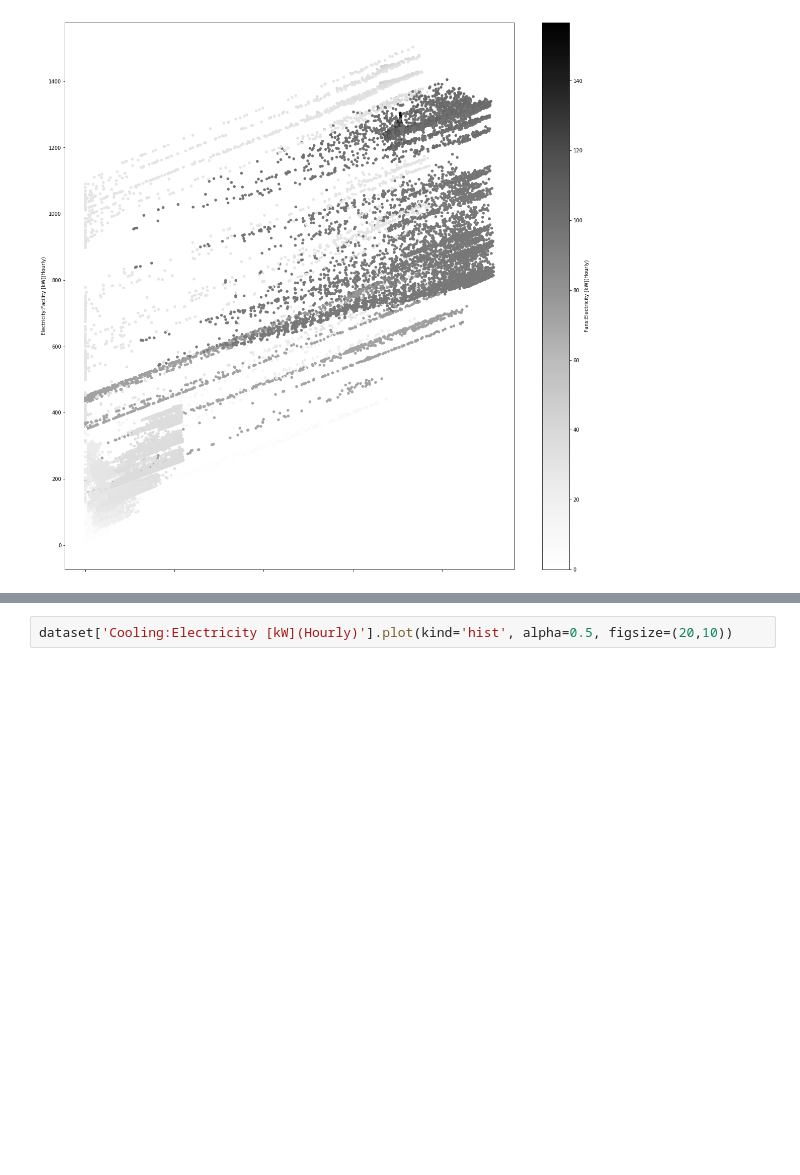
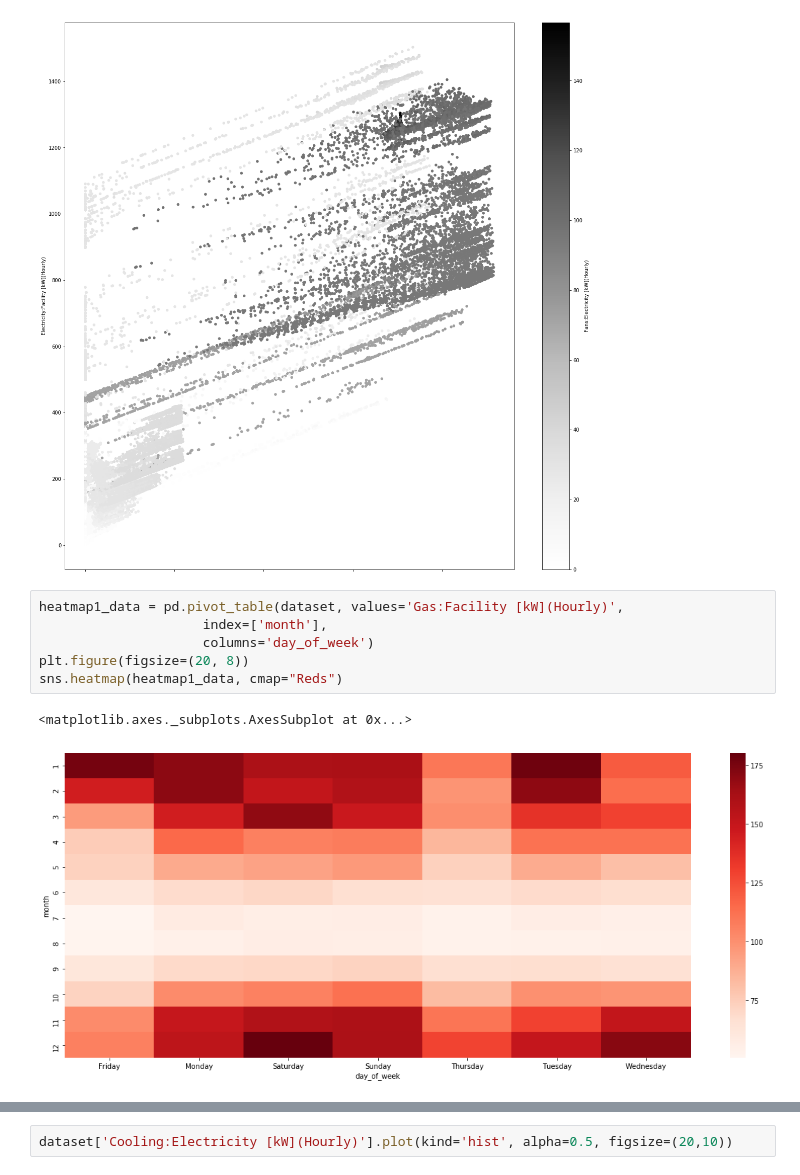
Before and after one commit to fagan2888/EnergyScience, a Jupyter notebook: EDA-Seattle.ipynb, the cells around one changed output, grey strips where cells are left out. Saved outputs shown, nothing was run; the diff lists cells and outputs as text; blank space fills up the shorter version.

Commit message:
Heatmaps (EDA) and model visualization with individual features

```diff
--- a/EDA-Seattle.ipynb
+++ b/EDA-Seattle.ipynb
@@ -39,3 +39,12 @@ dataset.plot(kind='scatter', x='Cooling:Electricity [kW](Hourly)', y='Electricit
 # %% [output]
 <matplotlib.axes._subplots.AxesSubplot at 0x...>
 [figure]
+# %%
+heatmap1_data = pd.pivot_table(dataset, values='Gas:Facility [kW](Hourly)',
+                     index=['month'],
+                     columns='day_of_week')
+plt.figure(figsize=(20, 8))
+sns.heatmap(heatmap1_data, cmap="Reds")
+# %% [output]
+<matplotlib.axes._subplots.AxesSubplot at 0x...>
+[figure, added]
```
Also changed, not shown: parts of 8 cells of this notebook, 5 other files.
